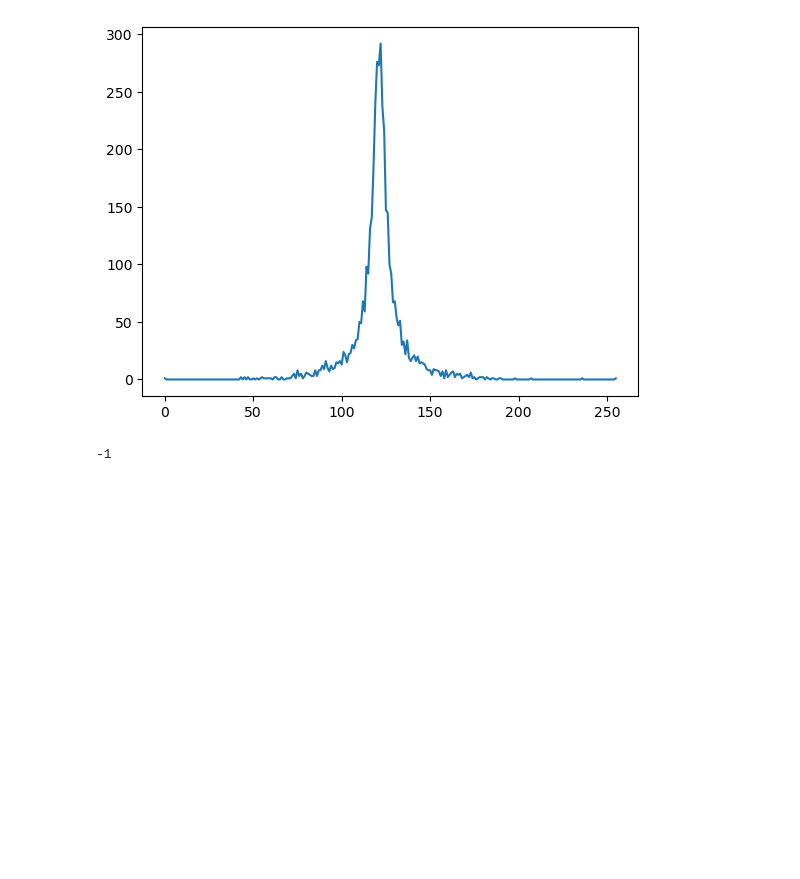
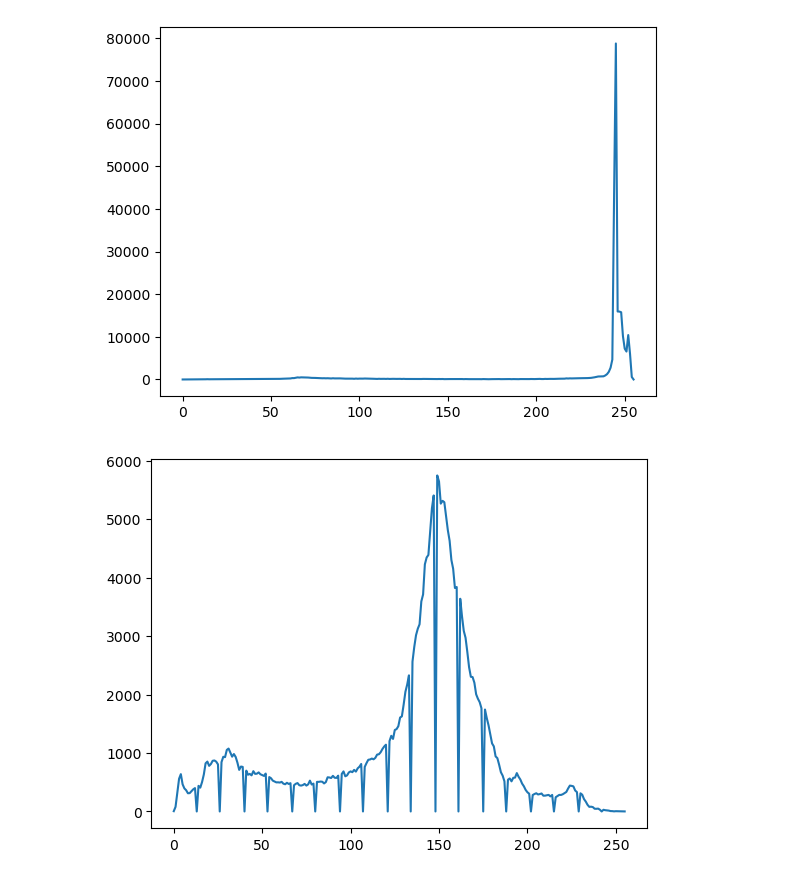
Before and after one commit to deamon312/image-processing, a Jupyter notebook: Project 1/Code/DCT Image Fusion Techniques.ipynb, the cells around one changed output. Drawn from its saved outputs; the diff is of its cells as text; code cells hidden in the pictures; blank space fills up the shorter version.

```diff
--- a/Project 1/Code/DCT Image Fusion Techniques.ipynb
+++ b/Project 1/Code/DCT Image Fusion Techniques.ipynb
@@ -139,0 +165,6 @@ fusion(image,image,level=3,by='min')
+# %%
+images = select_images()
+image_1= images[0]
+image_2= images[1]
+# %%
+coeff_f =fusion(image_1,image_2,level=8,details='mean',approx='mean')
@@ -139,0 +197,22 @@ fusion(image,image,level=3,by='min')
+# %%
+batches = []
+for i in range(0, len(coeff_f), 4):
+    batches.append(coeff_f[i:i+4])
+def block_LL(LL_I,LH_I,HL_I,HH_I):
+    LL = dct(LL_I, axis=1,type=2, norm='ortho')
+    LH = dct(LH_I, axis=1,type=2, norm='ortho')
+    HL = dct(HL_I, axis=1,type=2, norm='ortho')
+    HH = dct(HH_I, axis=1,type=2, norm='ortho')
+    block_up_col = idct(np.block([LL ,LH]),axis=1,type=2, norm='ortho')
+    block_low_col = idct(np.block([HL ,HH]), axis=1,type=2, norm='ortho')
+    block_up_row = dct(block_up_col,axis=0,type=2, norm='ortho')
+    block_low_col = dct(block_low_col, axis=0,type=2, norm='ortho')
+    block1=idct(np.block([[block_up_row],[block_low_col]]), axis=0,type=2, norm='ortho')
+    return block1
+i = block_LL(batches[0][0],batches[0][1],batches[0][2],batches[0][3])
+# %%
+batches = []
+for i in range(0, len(coeff_f), 4):
+    batches.append(coeff_f[i:i+4])
+batches =batches[::-1]
+k=IMRDCT(batches)
@@ -140,9 +224,13 @@ fusion(image,image,level=3,by='min')
 # %%
-hist,bin = np.histogram(coeffs[9].ravel(),256)
+hist,bin = np.histogram(i.ravel(),256)
 plt.plot(hist)
 plt.show()
+hist,bin = np.histogram(image.ravel(),256)
+plt.plot(hist)
+plt.show()
 # %% [output]
-[figure, old version]
+[figure, new version]
+[figure, added]
 # %%
 def dct_fusion(img1, img2):
     # convert images to grayscale
@@ -183,8 +271,3 @@ def dct_fusion(img1, img2):
 # %%
 levels = 2
 fused_img = dct_fusion(images[0], images[1])
-# %%
-cv2.imshow('fd',img_normalized)
-cv2.waitKey(0)
-# %% [output]
--1
```
Also changed, not shown: parts of 9 cells of this notebook.
